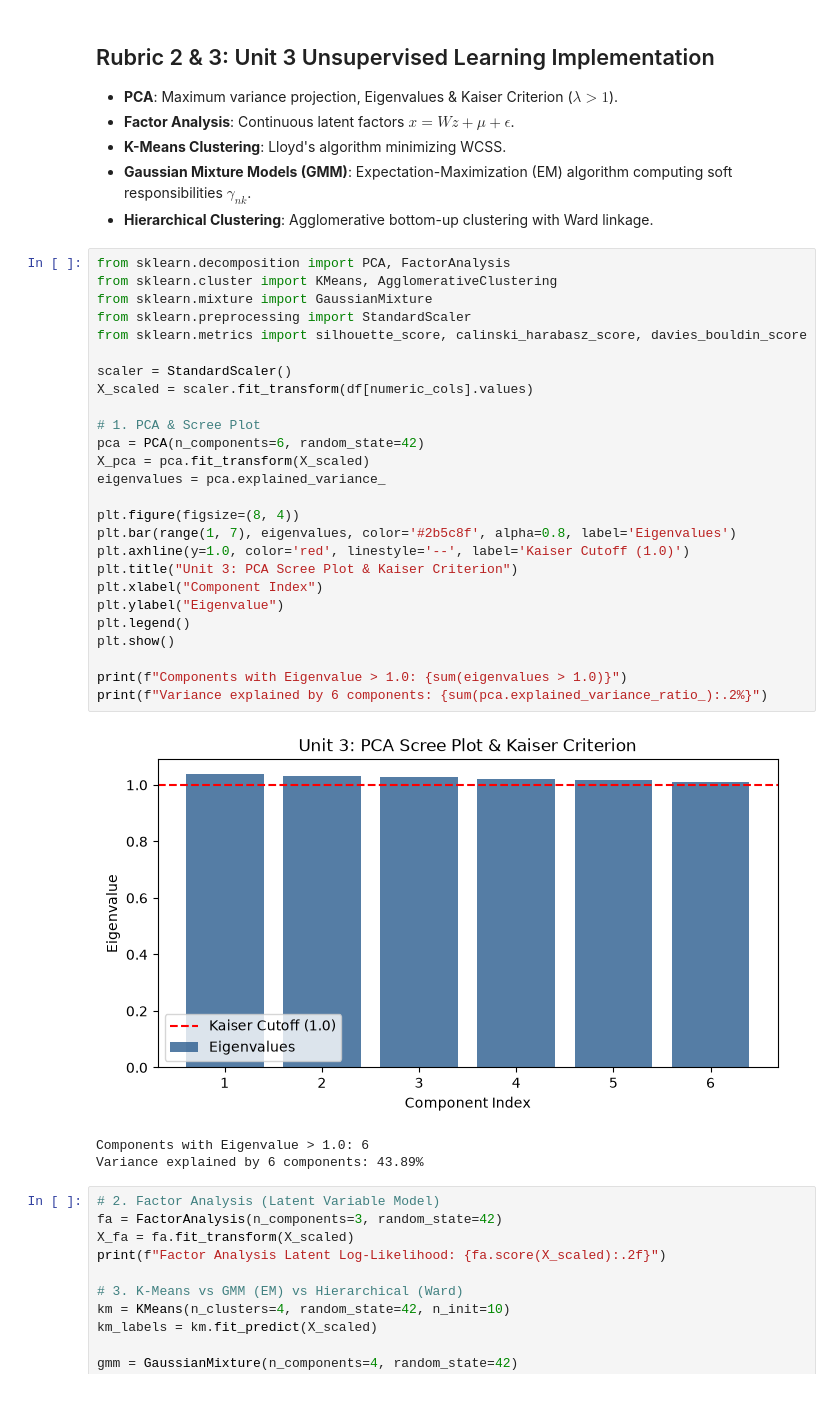
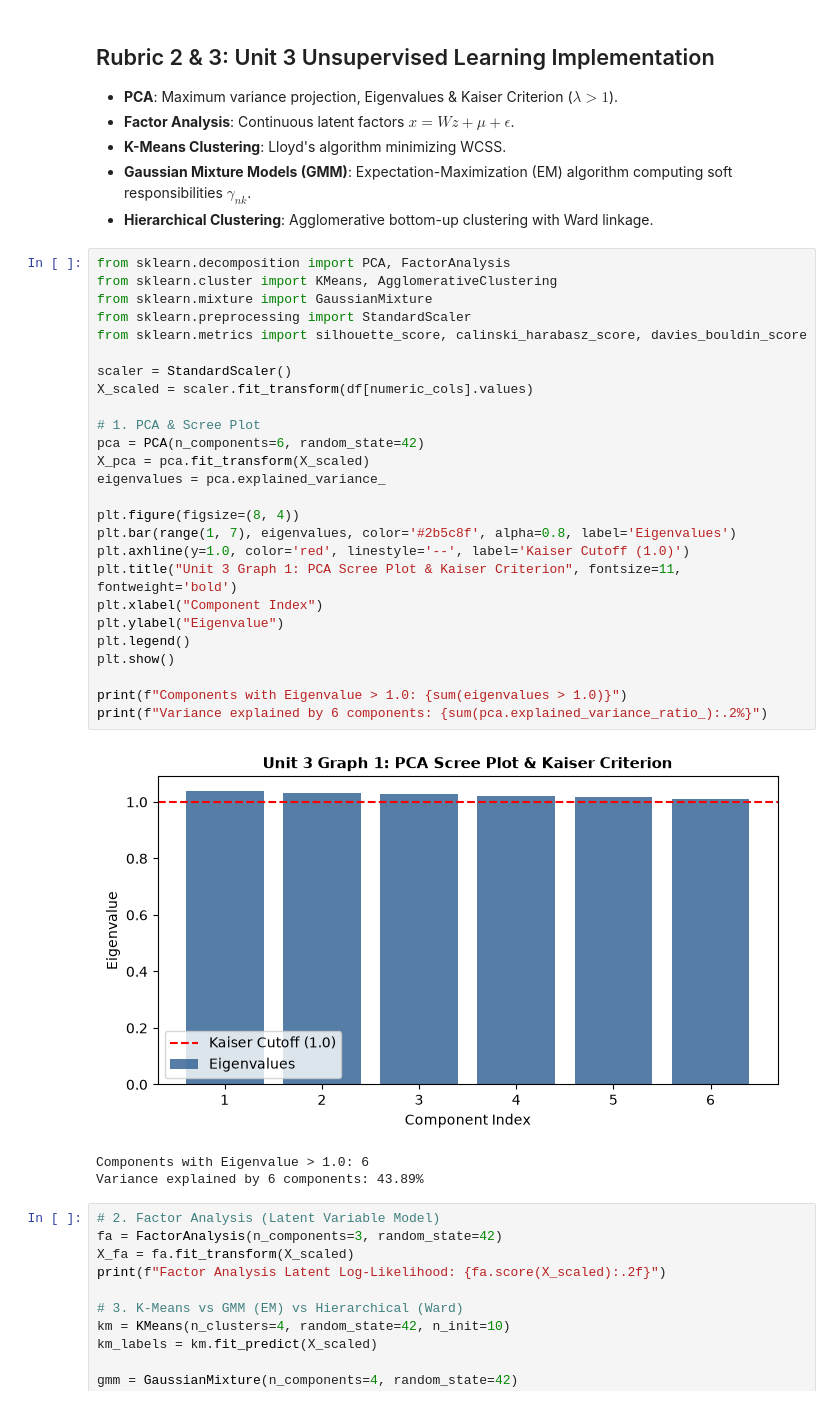
Before and after one commit to parth2024-tech/SRM-21CSC305P-Machine-Learning-Career-Guidance-Debate-Agent, a Jupyter notebook: pbl2_career_guidance_unit3_unit4.ipynb, the cells around one changed output. Cells and saved outputs as stored; diff of their text form.

```diff
--- a/pbl2_career_guidance_unit3_unit4.ipynb
+++ b/pbl2_career_guidance_unit3_unit4.ipynb
@@ -81,31 +81,31 @@ Continuous Feature Statistics:
 # %%
 from sklearn.decomposition import PCA, FactorAnalysis
 from sklearn.cluster import KMeans, AgglomerativeClustering
 from sklearn.mixture import GaussianMixture
 from sklearn.preprocessing import StandardScaler
 from sklearn.metrics import silhouette_score, calinski_harabasz_score, davies_bouldin_score
 
 scaler = StandardScaler()
 X_scaled = scaler.fit_transform(df[numeric_cols].values)
 
 # 1. PCA & Scree Plot
 pca = PCA(n_components=6, random_state=42)
 X_pca = pca.fit_transform(X_scaled)
 eigenvalues = pca.explained_variance_
 
 plt.figure(figsize=(8, 4))
 plt.bar(range(1, 7), eigenvalues, color='#2b5c8f', alpha=0.8, label='Eigenvalues')
 plt.axhline(y=1.0, color='red', linestyle='--', label='Kaiser Cutoff (1.0)')
-plt.title("Unit 3: PCA Scree Plot & Kaiser Criterion")
+plt.title("Unit 3 Graph 1: PCA Scree Plot & Kaiser Criterion", fontsize=11, fontweight='bold')
 plt.xlabel("Component Index")
 plt.ylabel("Eigenvalue")
 plt.legend()
 plt.show()
 
 print(f"Components with Eigenvalue > 1.0: {sum(eigenvalues > 1.0)}")
 print(f"Variance explained by 6 components: {sum(pca.explained_variance_ratio_):.2%}")
 # %% [output]
-[figure, old version]
+[figure, new version]
 Components with Eigenvalue > 1.0: 6
 Variance explained by 6 components: 43.89%
 # %%
```
Also changed, not shown: parts of 3 cells of this notebook, 3 other files.
